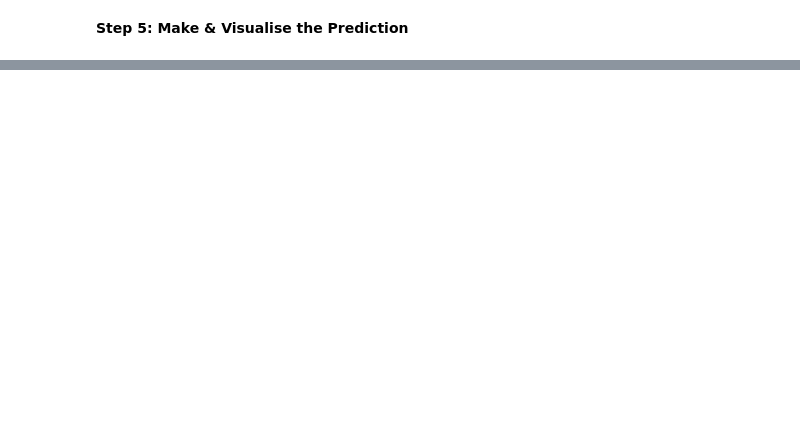
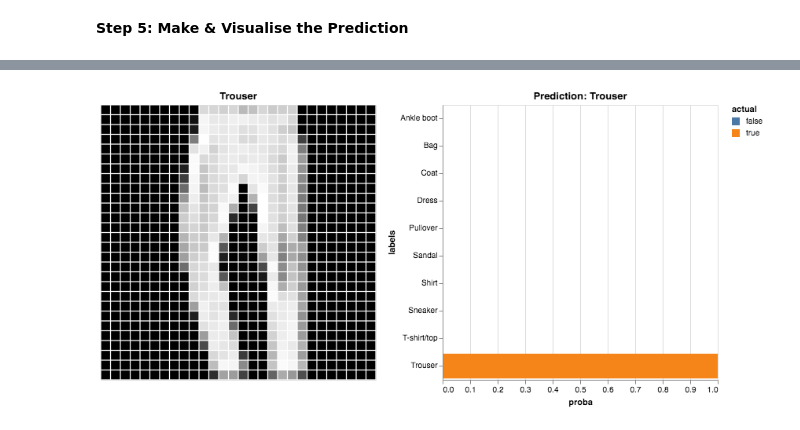
Before and after one commit to amitkaps/deep-learning, a Jupyter notebook: 004-CNN-Fashion.ipynb, the cells around one changed output, grey strips where cells are left out. Cells and saved outputs as stored; diff of their text form; code cells hidden in the pictures; blank space fills up the shorter version.

```diff
--- a/004-CNN-Fashion.ipynb
+++ b/004-CNN-Fashion.ipynb
@@ -216,4 +243,6 @@ pd.crosstab(y_test, predict_classes_pooling)
 # %%
 proba_pooling = model_pooling_conv.predict_classes(x_test_conv)
+# %%
+i = 5
 # %%
 vis.imshow(x_test[i], labels[y_test[i]]) | vis.predict(proba_conv[i], y_test[i], labels)
@@ -231,6 +262,6 @@ model_dropout_conv.add(Dropout(0.25))
 model_dropout_conv.add(Flatten())
 model_dropout_conv.add(Dense(128, activation='relu'))
 model_dropout_conv.add(Dropout(0.5))
-model_dropout_conv.add(Dense(num_classes, activation='softmax'))
+model_dropout_conv.add(Dense(10, activation='softmax'))
 # %%
 model_dropout_conv.summary()
@@ -240,5 +289,5 @@ model_dropout_conv.summary()
 model_dropout_conv.compile(loss='categorical_crossentropy', optimizer="sgd", metrics=['accuracy'])
 # %%
 %%time
-output_dropout_conv = model_dropout_conv.fit(x_train_conv, y_train_class, batch_size=128, epochs=10, verbose=2,
+output_dropout_conv = model_dropout_conv.fit(x_train_conv, y_train_class, batch_size=512, epochs=5, verbose=1,
                     validation_data=(x_test_conv, y_test_class))
@@ -260,4 +343,6 @@ pd.crosstab(y_test, predict_classes_dropout)
 # %%
-proba_pooling = model_dropout_conv.predict_classes(x_test_conv)
+proba_dropout = model_dropout_conv.predict_proba(x_test_conv)
 # %%
-vis.imshow(x_test[i], labels[y_test[i]]) | vis.predict(proba_pooling[i], y_test[i], labels)
+vis.imshow(x_test[i], labels[y_test[i]]) | vis.predict(proba_dropout[i], y_test[i], labels)
+# %% [output]
+[figure, added]
```
Also changed, not shown: parts of 27 cells of this notebook, 5 other files.
